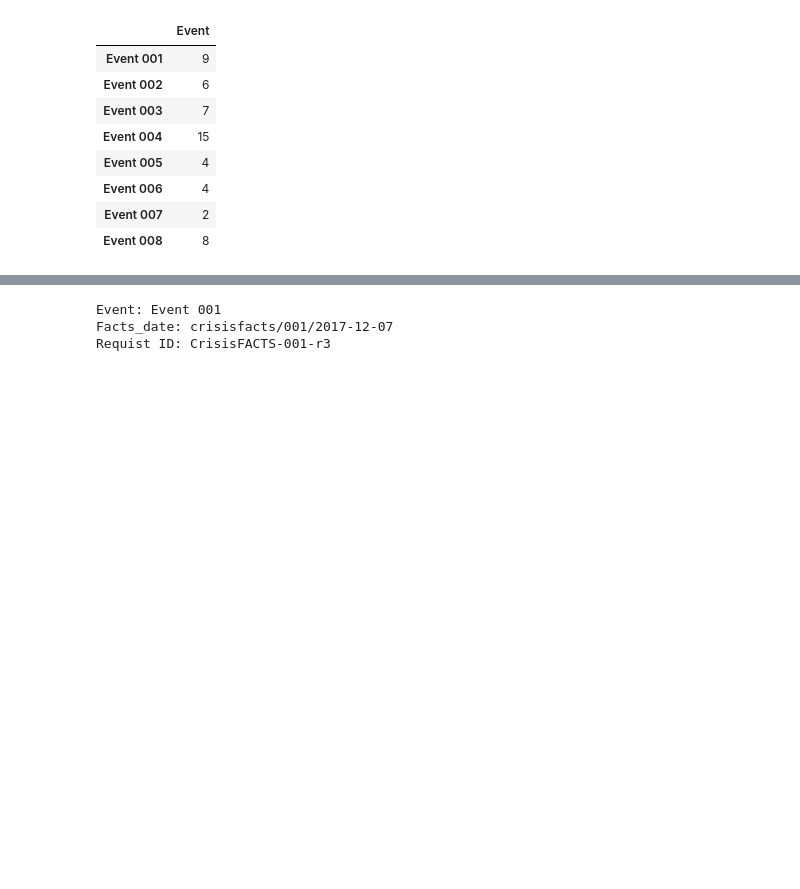
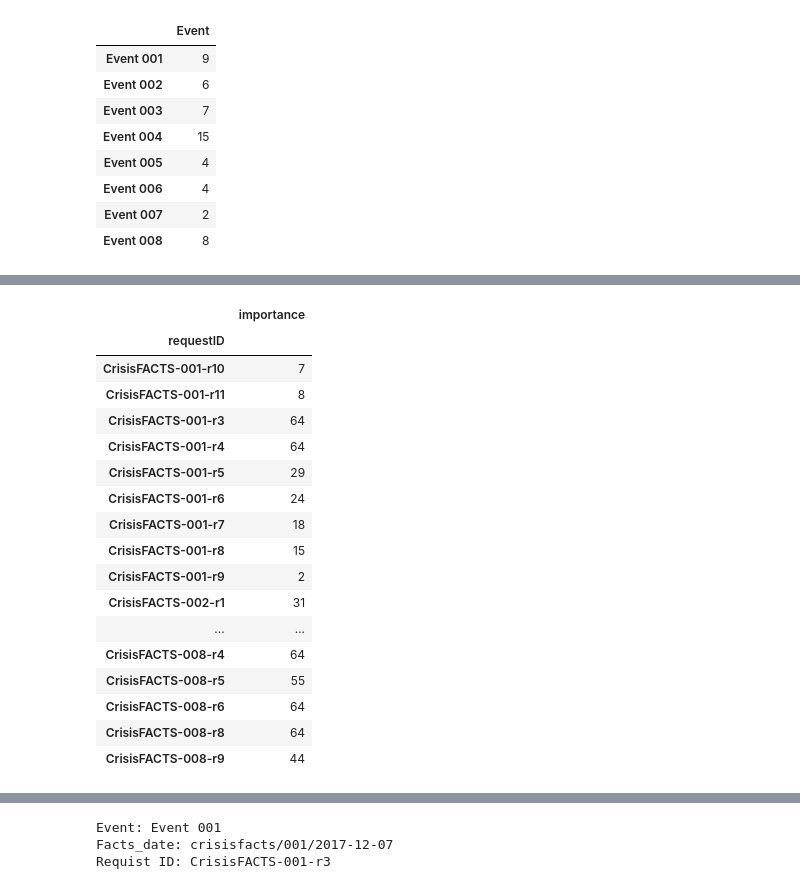
Before and after one commit to sush104/Crisis_Event_Ranking_and_Summarization, a Jupyter notebook: CrisisFACTs_Sushant.ipynb, the cells around one changed output, grey strips where cells are left out. Cells and saved outputs as stored; diff of their text form; code cells hidden in the pictures; blank space fills up the shorter version.

```diff
--- a/CrisisFACTs_Sushant.ipynb
+++ b/CrisisFACTs_Sushant.ipynb
@@ -475,0 +533,21 @@ NameError: ignored
+# %%
+pd.DataFrame(submission_df[submission_df['importance'] > 45].groupby('requestID')['importance'].count())
+# %% [output]
+|  | importance |
+| requestID |  |
+| CrisisFACTS-001-r10 | 7 |
+| CrisisFACTS-001-r11 | 8 |
+| CrisisFACTS-001-r3 | 64 |
+| CrisisFACTS-001-r4 | 64 |
+| CrisisFACTS-001-r5 | 29 |
+| CrisisFACTS-001-r6 | 24 |
+| CrisisFACTS-001-r7 | 18 |
+| CrisisFACTS-001-r8 | 15 |
+| CrisisFACTS-001-r9 | 2 |
+| CrisisFACTS-002-r1 | 31 |
+| ... | ... |
+| CrisisFACTS-008-r4 | 64 |
+| CrisisFACTS-008-r5 | 55 |
+| CrisisFACTS-008-r6 | 64 |
+| CrisisFACTS-008-r8 | 64 |
+| CrisisFACTS-008-r9 | 44 |
```
Also changed, not shown: parts of 51 cells of this notebook.
